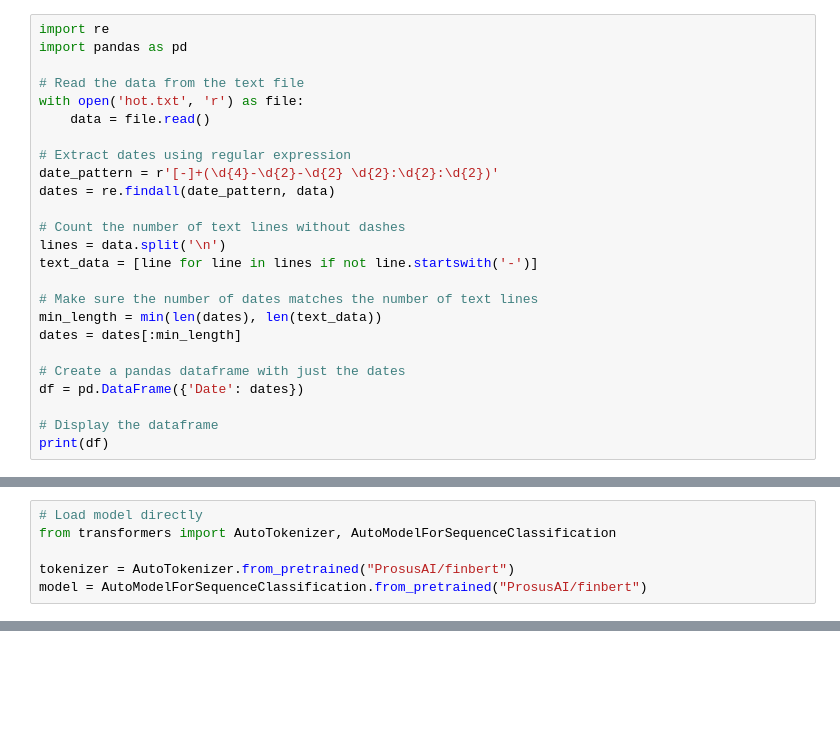
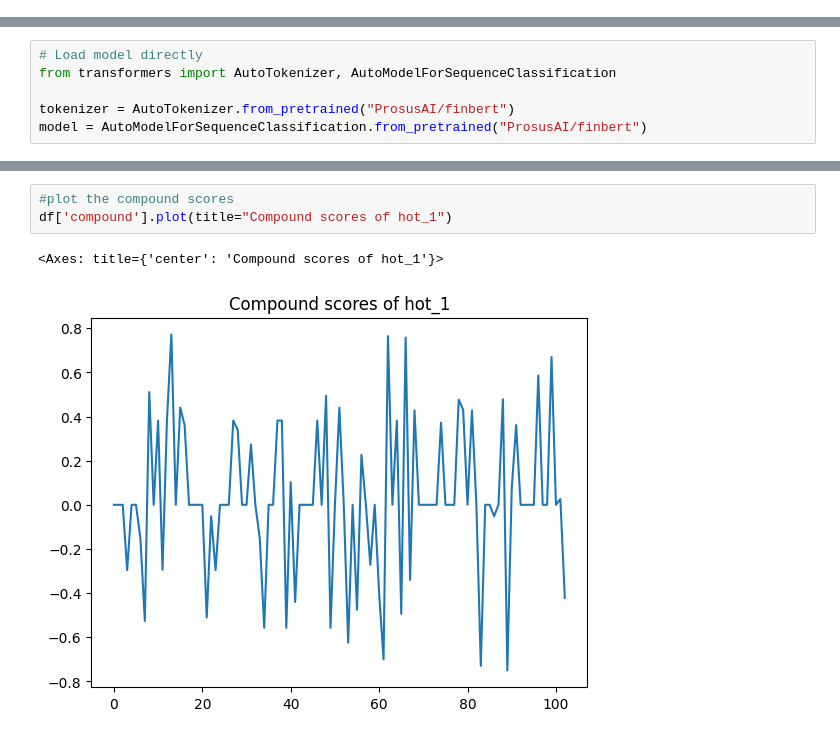
Before and after one commit to Christopher-jason/cjs-dissertation, a Jupyter notebook: Stocks/stocks_screener.ipynb, the cells around one changed output, grey strips where cells are left out. Cells and saved outputs as stored; diff of their text form; blank space fills up the shorter version.

```diff
--- a/Stocks/stocks_screener.ipynb
+++ b/Stocks/stocks_screener.ipynb
@@ -230,25 +81,0 @@ df.tail()
-# %%
-import re
-import pandas as pd
-
-# Read the data from the text file
-with open('hot.txt', 'r') as file:
-    data = file.read()
-
-# Extract dates using regular expression
-date_pattern = r'[-]+(\d{4}-\d{2}-\d{2} \d{2}:\d{2}:\d{2})'
-dates = re.findall(date_pattern, data)
-
-# Count the number of text lines without dashes
-lines = data.split('\n')
-text_data = [line for line in lines if not line.startswith('-')]
-
-# Make sure the number of dates matches the number of text lines
-min_length = min(len(dates), len(text_data))
-dates = dates[:min_length]
-
-# Create a pandas dataframe with just the dates
-df = pd.DataFrame({'Date': dates})
-
-# Display the dataframe
-print(df)
@@ -507,0 +463,6 @@ model = AutoModelForSequenceClassification.from_pretrained("ProsusAI/finbert")
+# %%
+#plot the compound scores
+df['compound'].plot(title="Compound scores of hot_1")
+# %% [output]
+<Axes: title={'center': 'Compound scores of hot_1'}>
+[figure, added]
```
Also changed, not shown: parts of 34 cells of this notebook.
